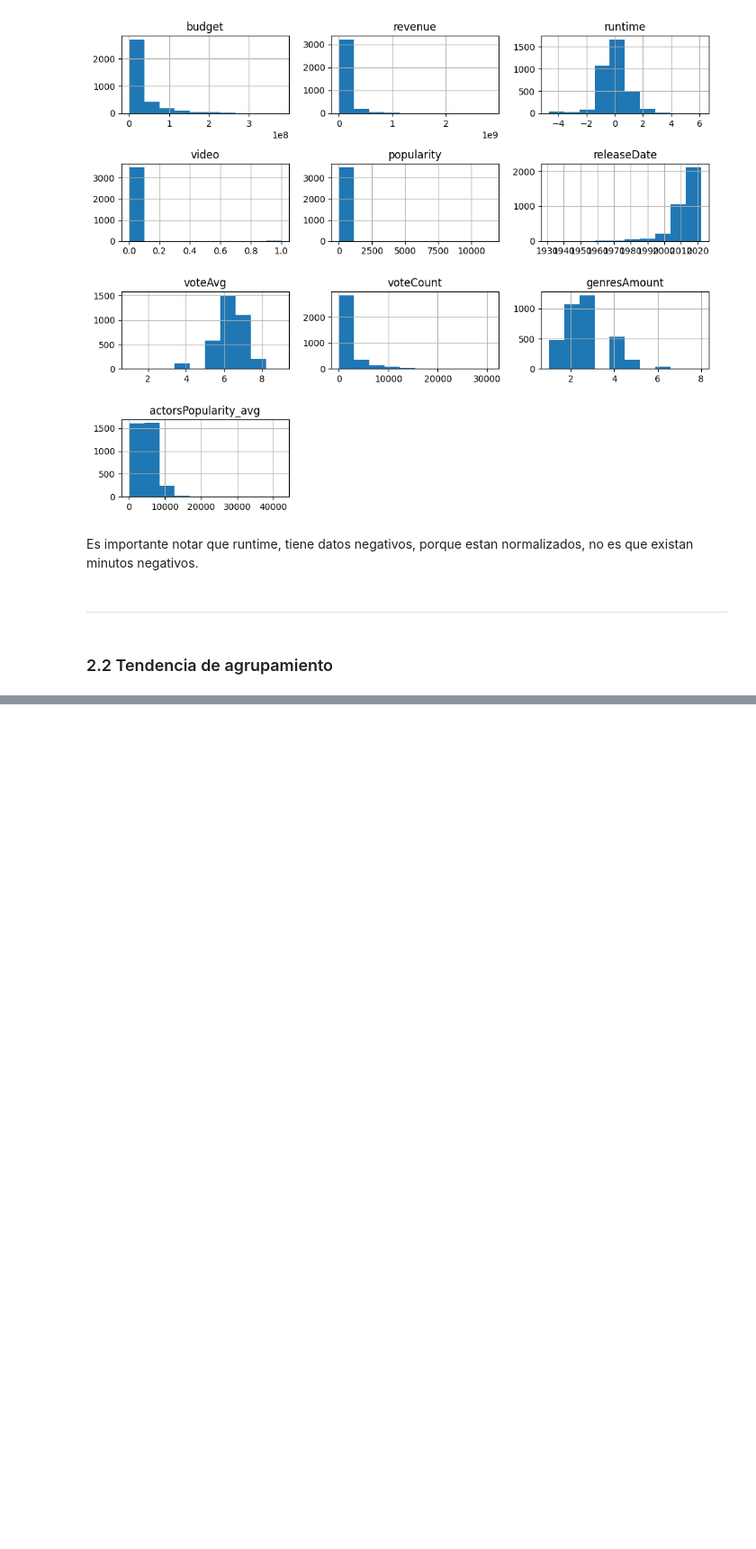
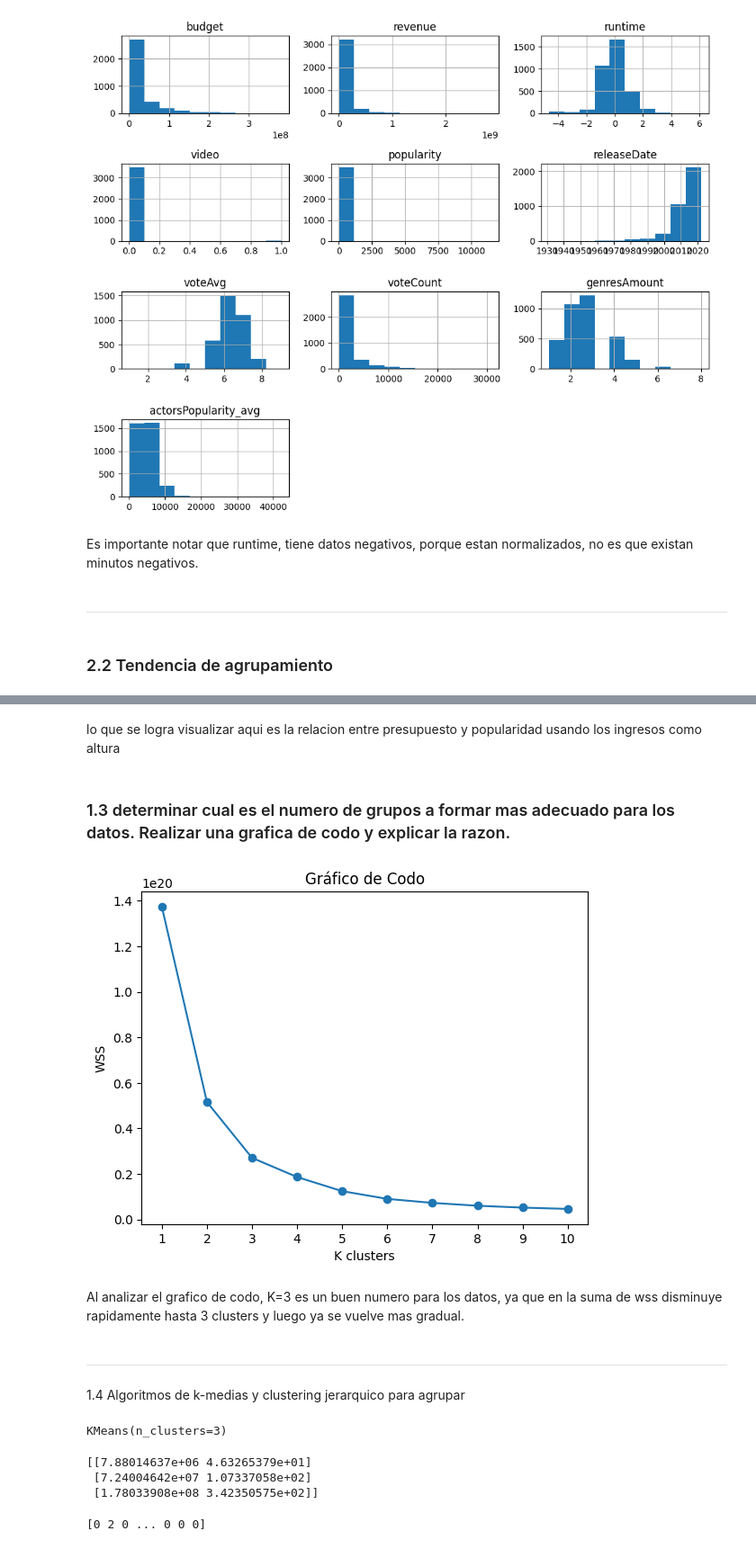
Before and after one commit to angelargd8/HTD2-MDD, a Jupyter notebook: main.ipynb, the cells around one changed output, grey strips where cells are left out. Shown: that part at 90% size. Saved outputs shown, nothing was run; the diff lists cells and outputs as text; code cells hidden in the pictures; blank space fills up the shorter version.

Commit message:
feat: add clustering

```diff
--- a/main.ipynb
+++ b/main.ipynb
@@ -395,0 +411,46 @@ plt.show()
+# %% [markdown]
+lo que se logra visualizar aqui es la relacion entre presupuesto y popularidad usando los ingresos como altura
+# %% [markdown]
+### 1.3 determinar cual es el numero de grupos a formar mas adecuado para los datos. Realizar una grafica de codo y explicar la razon.
+# %%
+#saber el numero de K clusters
+numeroClusters = range(1,11)
+wcss = []
+
+for i in numeroClusters:
+    kmeans = cluster.KMeans(n_clusters=i)
+    kmeans.fit(num_df)
+    wcss.append(kmeans.inertia_)
+
+plt.plot(numeroClusters, wcss, marker='o')
+plt.xticks(numeroClusters)
+plt.xlabel("K clusters")
+plt.ylabel("WSS")
+plt.title("Gráfico de Codo")
+plt.show()
+# %% [output]
+[figure, added]
+# %% [markdown]
+Al analizar el grafico de codo, K=3 es un buen numero para los datos, ya que en la suma de wss disminuye rapidamente hasta 3 clusters y luego ya se vuelve mas gradual.
+# %% [markdown]
+----
+1.4 Algoritmos de k-medias y clustering jerarquico para agrupar
+# %%
+#K medias
+km = cluster.KMeans(n_clusters=3).fit(X)
+print (km)
+# %% [output]
+KMeans(n_clusters=3)
+# %%
+centroides = km.cluster_centers_
+print(centroides)
+# %% [output]
+[[7.88014637e+06 4.63265379e+01]
+ [7.24004642e+07 1.07337058e+02]
+ [1.78033908e+08 3.42350575e+02]]
+# %%
+#predecir
+y_kmeans = km.predict(X)
+print (y_kmeans)
+# %% [output]
+[0 2 0 ... 0 0 0]
```
Also changed, not shown: parts of 16 cells of this notebook.
